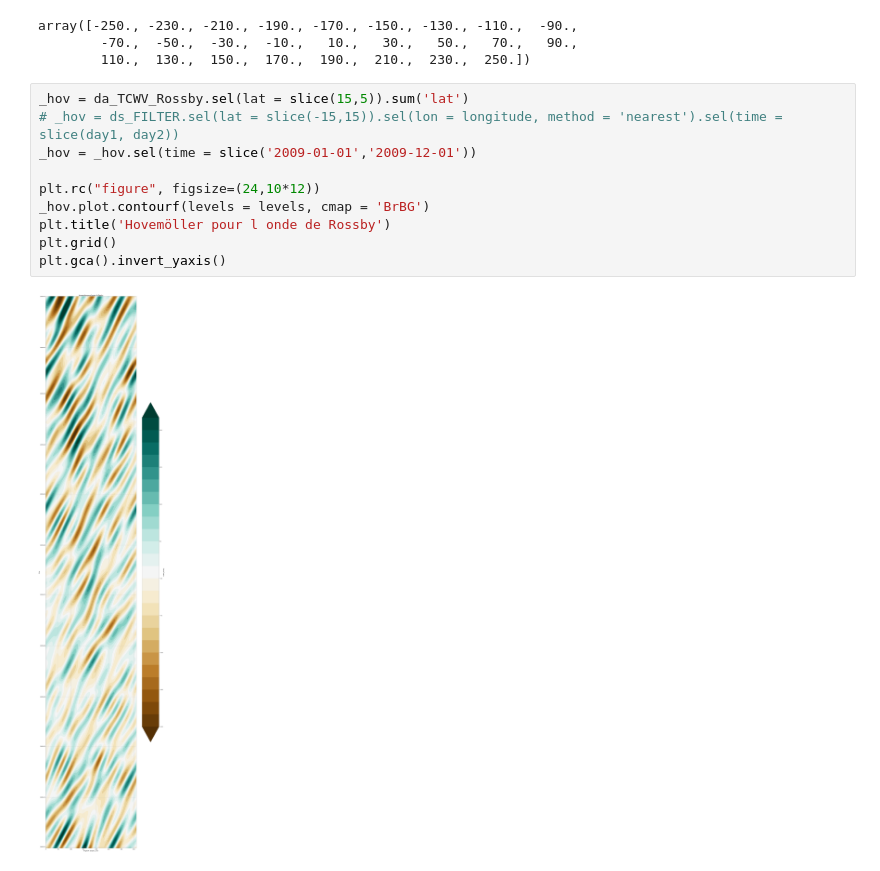
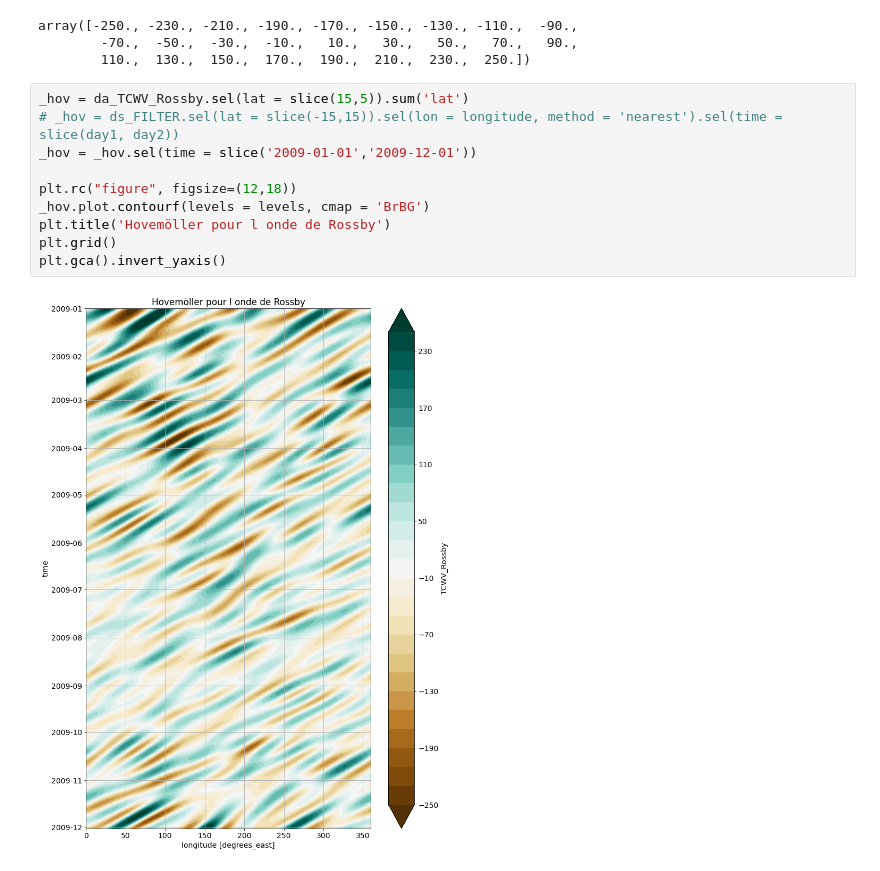
Before and after one commit to durandy86/TOWEL, a Jupyter notebook: ANALYSIS/Hovemoller/Hovemoller_TCWV.ipynb, the cells around one changed output. Drawn from its saved outputs; the diff is of its cells as text.

```diff
--- a/ANALYSIS/Hovemoller/Hovemoller_TCWV.ipynb
+++ b/ANALYSIS/Hovemoller/Hovemoller_TCWV.ipynb
@@ -112,15 +112,15 @@ array([-250., -230., -210., -190., -170., -150., -130., -110.,  -90.,
 # %%
 _hov = da_TCWV_Rossby.sel(lat = slice(15,5)).sum('lat')
 # _hov = ds_FILTER.sel(lat = slice(-15,15)).sel(lon = longitude, method = 'nearest').sel(time = slice(day1, day2))
 _hov = _hov.sel(time = slice('2009-01-01','2009-12-01'))
 
-plt.rc("figure", figsize=(24,10*12))
+plt.rc("figure", figsize=(12,18))
 _hov.plot.contourf(levels = levels, cmap = 'BrBG')
 plt.title('Hovemöller pour l onde de Rossby')
 plt.grid()
 plt.gca().invert_yaxis()
 # %% [output]
-[figure, old version]
+[figure, new version]
 # %%
 _hov = da_TCWV_Kelvin.sel(lat = slice(5,-5)).sum('lat')
 # _hov = ds_FILTER.sel(lat = slice(-15,15)).sel(lon = longitude, method = 'nearest').sel(time = slice(day1, day2))
```
Also changed, not shown: parts of 4 cells of this notebook, 42 other files.
